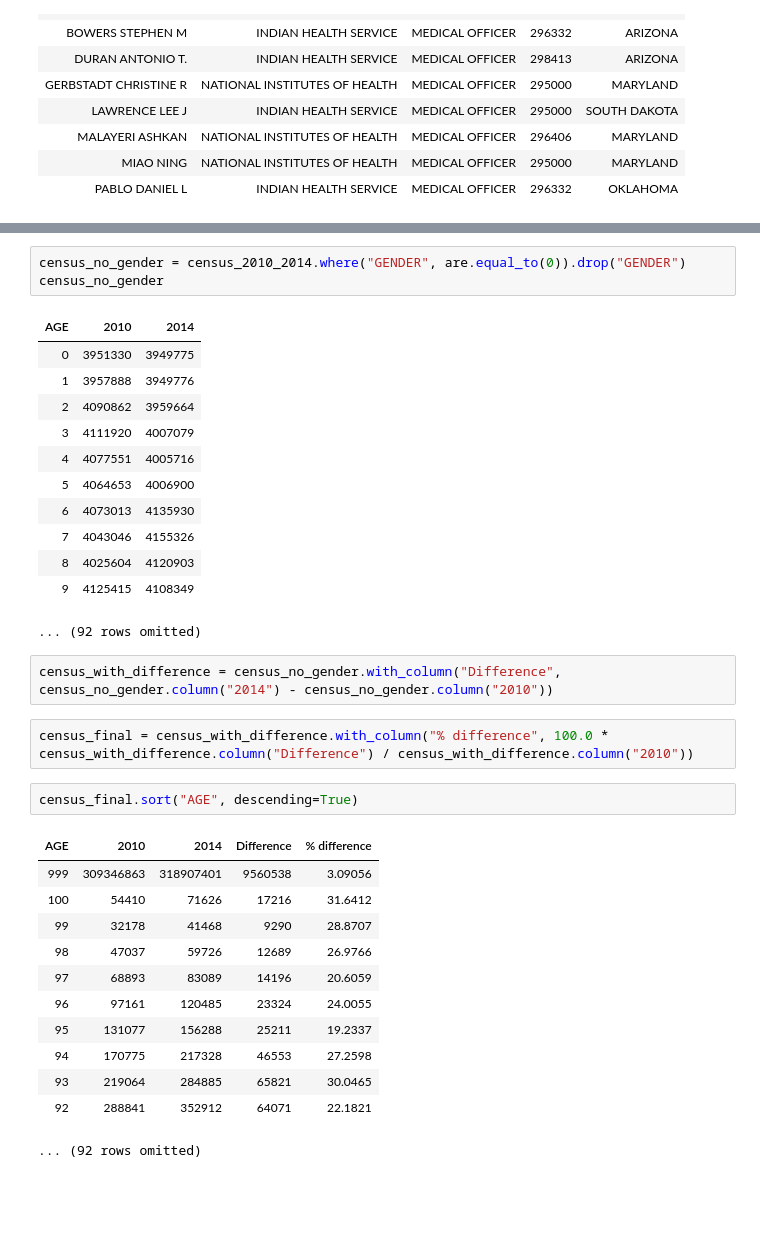
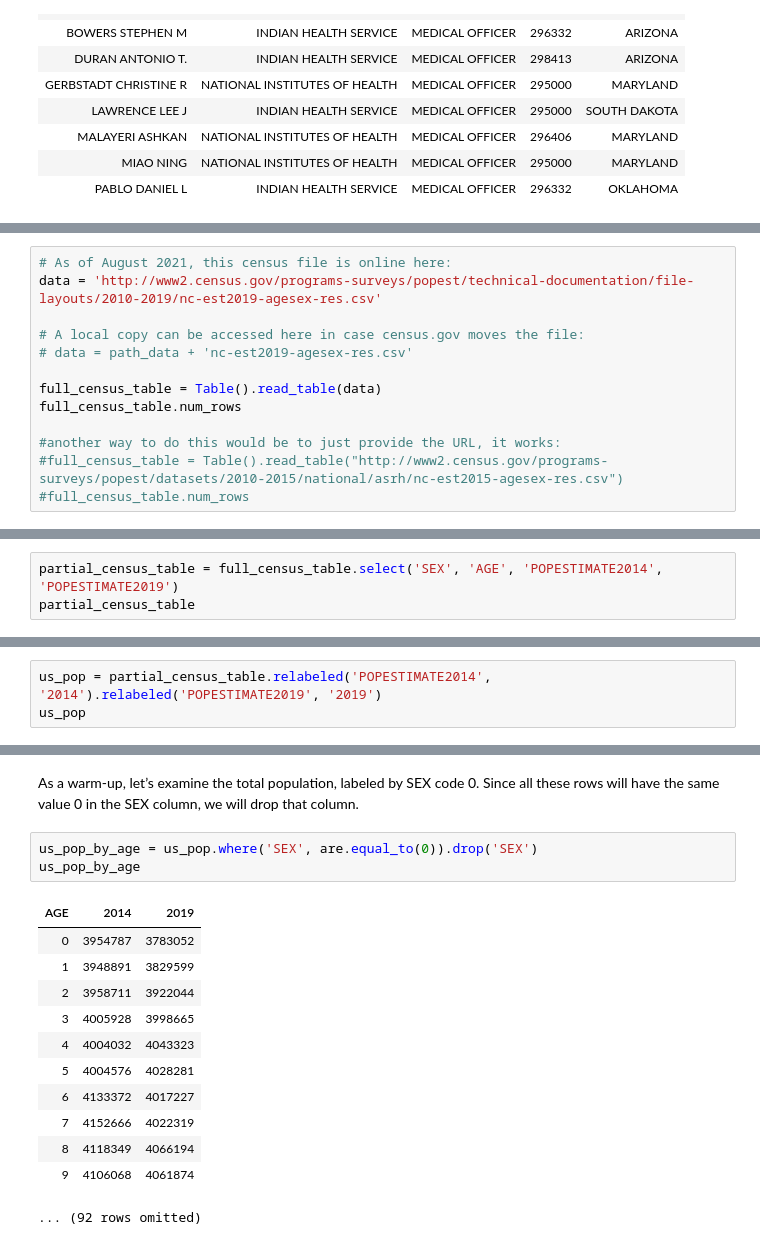
Before and after one commit to marctollis/INF110-Discovering-Informatics, a Jupyter notebook: coding snippets/lecture_7_examples/07_More Tables.ipynb, the cells around one changed output, grey strips where cells are left out. Saved outputs shown, nothing was run; the diff lists cells and outputs as text; blank space fills up the shorter version.

```diff
--- a/coding snippets/lecture_7_examples/07_More Tables.ipynb
+++ b/coding snippets/lecture_7_examples/07_More Tables.ipynb
@@ -211,0 +208,13 @@ census_2010_2014 = census.select("SEX", "AGE", "POPESTIMATE2010", "POPESTIMATE20
+# %%
+# As of August 2021, this census file is online here:
+data = 'http://www2.census.gov/programs-surveys/popest/technical-documentation/file-layouts/2010-2019/nc-est2019-agesex-res.csv'
+
+# A local copy can be accessed here in case census.gov moves the file:
+# data = path_data + 'nc-est2019-agesex-res.csv'
+
+full_census_table = Table().read_table(data)
+full_census_table.num_rows
+
+#another way to do this would be to just provide the URL, it works:
+#full_census_table = Table().read_table("http://www2.census.gov/programs-surveys/popest/datasets/2010-2015/national/asrh/nc-est2015-agesex-res.csv")
+#full_census_table.num_rows
@@ -211,0 +244,3 @@ census_2010_2014 = census.select("SEX", "AGE", "POPESTIMATE2010", "POPESTIMATE20
+# %%
+partial_census_table = full_census_table.select('SEX', 'AGE', 'POPESTIMATE2014', 'POPESTIMATE2019')
+partial_census_table
@@ -211,0 +260,3 @@ census_2010_2014 = census.select("SEX", "AGE", "POPESTIMATE2010", "POPESTIMATE20
+# %%
+us_pop = partial_census_table.relabeled('POPESTIMATE2014', '2014').relabeled('POPESTIMATE2019', '2019')
+us_pop
@@ -212,35 +276,18 @@ census_2010_2014 = census.select("SEX", "AGE", "POPESTIMATE2010", "POPESTIMATE20
+# %% [markdown]
+As a warm-up, let’s examine the total population, labeled by SEX code 0. Since all these rows will have the same value 0 in the SEX column, we will drop that column.
 # %%
-census_no_gender = census_2010_2014.where("GENDER", are.equal_to(0)).drop("GENDER")
-census_no_gender
+us_pop_by_age = us_pop.where('SEX', are.equal_to(0)).drop('SEX')
+us_pop_by_age
 # %% [output]
-| AGE | 2010 | 2014 |
-| 0 | 3951330 | 3949775 |
-| 1 | 3957888 | 3949776 |
-| 2 | 4090862 | 3959664 |
-| 3 | 4111920 | 4007079 |
-| 4 | 4077551 | 4005716 |
-| 5 | 4064653 | 4006900 |
-| 6 | 4073013 | 4135930 |
-| 7 | 4043046 | 4155326 |
-| 8 | 4025604 | 4120903 |
-| 9 | 4125415 | 4108349 |
+| AGE | 2014 | 2019 |
+| 0 | 3954787 | 3783052 |
+| 1 | 3948891 | 3829599 |
+| 2 | 3958711 | 3922044 |
+| 3 | 4005928 | 3998665 |
+| 4 | 4004032 | 4043323 |
+| 5 | 4004576 | 4028281 |
+| 6 | 4133372 | 4017227 |
+| 7 | 4152666 | 4022319 |
+| 8 | 4118349 | 4066194 |
+| 9 | 4106068 | 4061874 |
 ... (92 rows omitted)
-# %%
-census_with_difference = census_no_gender.with_column("Difference", census_no_gender.column("2014") - census_no_gender.column("2010"))
-# %%
-census_final = census_with_difference.with_column("% difference", 100.0 * census_with_difference.column("Difference") / census_with_difference.column("2010"))
-# %%
-census_final.sort("AGE", descending=True)
-# %% [output]
-| AGE | 2010 | 2014 | Difference | % difference |
-| 999 | 309346863 | 318907401 | 9560538 | 3.09056 |
-| 100 | 54410 | 71626 | 17216 | 31.6412 |
-| 99 | 32178 | 41468 | 9290 | 28.8707 |
-| 98 | 47037 | 59726 | 12689 | 26.9766 |
-| 97 | 68893 | 83089 | 14196 | 20.6059 |
-| 96 | 97161 | 120485 | 23324 | 24.0055 |
-| 95 | 131077 | 156288 | 25211 | 19.2337 |
-| 94 | 170775 | 217328 | 46553 | 27.2598 |
-| 93 | 219064 | 284885 | 65821 | 30.0465 |
-| 92 | 288841 | 352912 | 64071 | 22.1821 |
-... (92 rows omitted)
```
Also changed, not shown: parts of 51 cells of this notebook.
